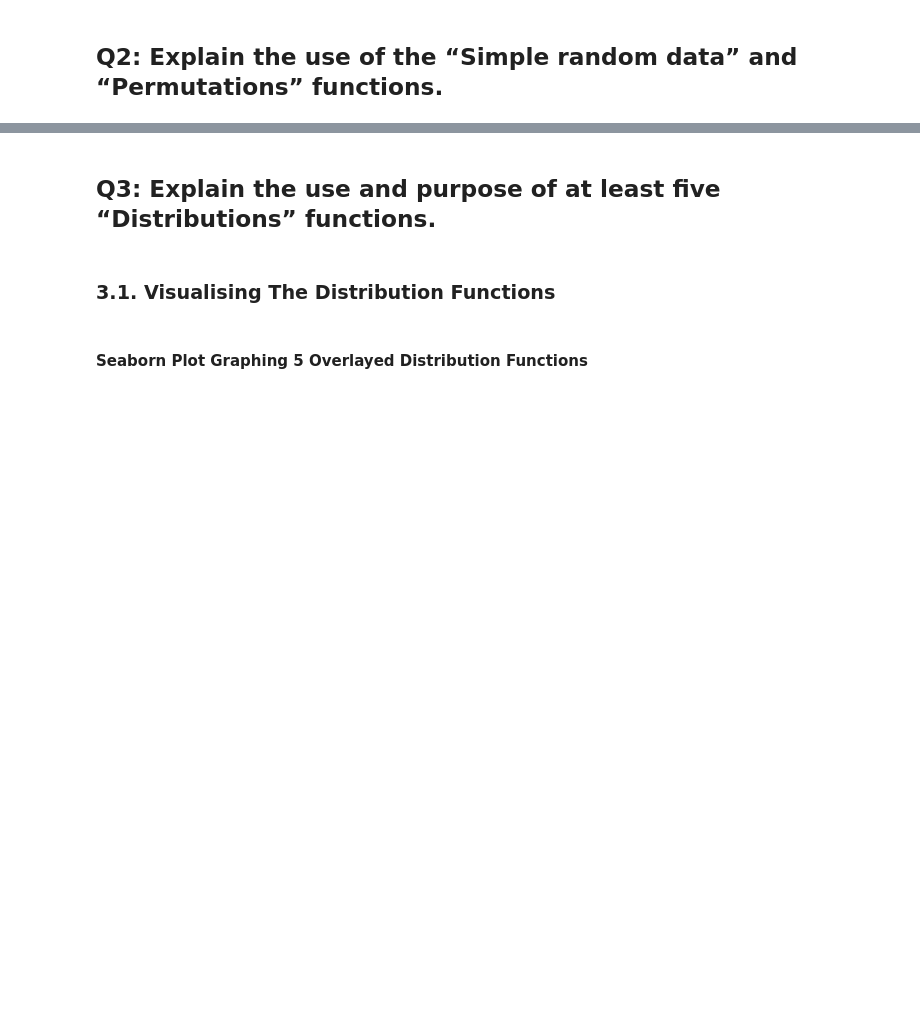
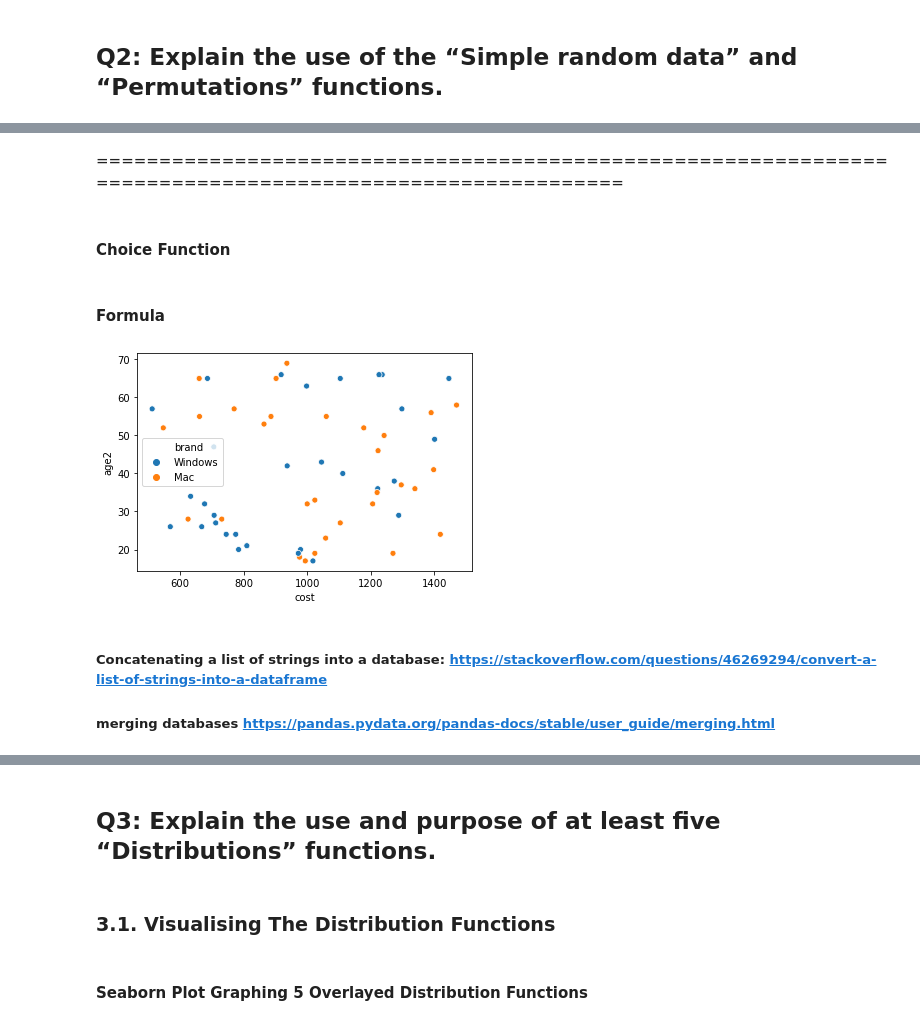
Before and after one commit to PJFinnerty/52465-Assignment, a Jupyter notebook: Practical Assignment.ipynb, the cells around one changed output, grey strips where cells are left out. Saved outputs shown, nothing was run; the diff lists cells and outputs as text; code cells hidden in the pictures; blank space fills up the shorter version.

```diff
--- a/Practical Assignment.ipynb
+++ b/Practical Assignment.ipynb
@@ -323,0 +282,49 @@ None
+# %% [markdown]
+=========================================================================================================
+# %% [markdown]
+#### Choice Function
+# %% [markdown]
+#### Formula
+# %%
+import pandas as pd
+
+rng = np.random.default_rng()
+
+pd.set_option('display.max_rows', 90)
+#########################################################################
+
+cost = rng.integers(500, 1500, 60)
+#print("cost:", cost)
+
+age2 = rng.integers(16, 70, 60)
+#print("age2:", age2)
+
+df2 = pd.DataFrame({'cost': cost.ravel(), 'age2': age2.ravel()})
+####################################################################
+PC=['brand', 'Windows', 'Mac', 'Windows', 'Mac',
+     'Windows', 'Mac', 'Windows', 'Mac', 'Windows', 'Mac',
+      'Windows', 'Mac', 'Windows', 'Mac', 'Windows', 'Mac',
+     'Windows', 'Mac', 'Windows', 'Mac', 'Windows', 'Mac',
+     'Windows', 'Mac', 'Windows', 'Mac', 'Windows', 'Mac',
+      'Windows', 'Mac', 'Windows', 'Mac', 'Windows', 'Mac',
+     'Windows', 'Mac', 'Windows', 'Mac', 'Windows', 'Mac',
+     'Windows', 'Mac', 'Windows', 'Mac', 'Windows', 'Mac',
+      'Windows', 'Mac', 'Windows', 'Mac', 'Windows', 'Mac',
+      'Windows', 'Mac', 'Windows', 'Mac', 'Windows', 'Mac',
+     'Windows', 'Mac', 'Windows', 'Mac']
+data = list(zip(*[iter(PC)]))
+df1 = pd.DataFrame(data[1:], columns=data[0])
+
+frames = [df1, df2]
+
+result = pd.concat([df1, df2], axis=1, join='inner')
+
+scatter_choice = sns.scatterplot(x="cost", y="age2", hue="brand", data=result)
+plt.legend()
+plt.show()
+# %% [output]
+[figure, added]
+# %% [markdown]
+##### Concatenating a list of strings into a database: https://stackoverflow.com/questions/46269294/convert-a-list-of-strings-into-a-dataframe
+
+##### merging databases https://pandas.pydata.org/pandas-docs/stable/user_guide/merging.html
```
Also changed, not shown: parts of 335 cells of this notebook, 5 other files.
